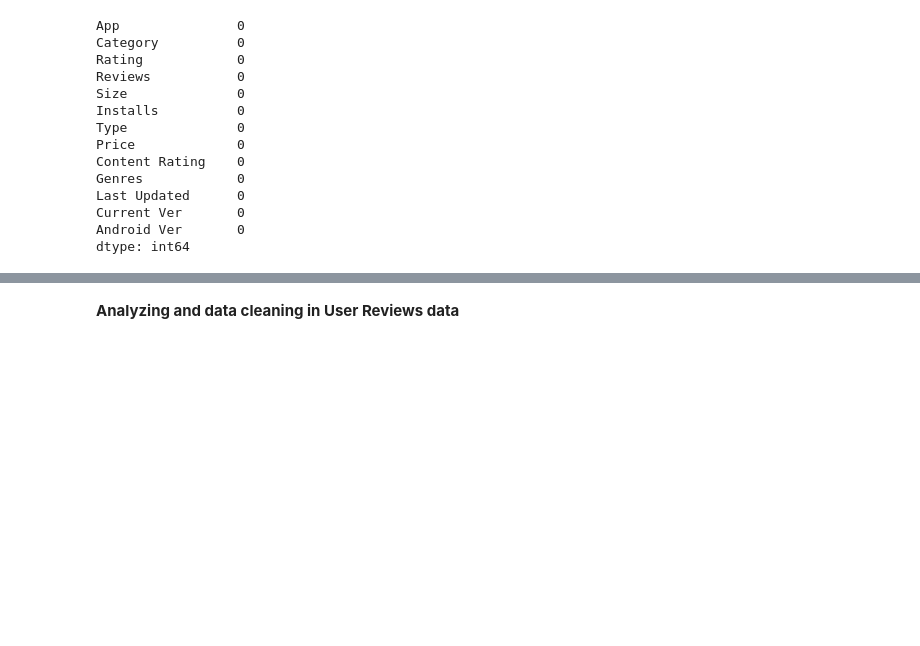
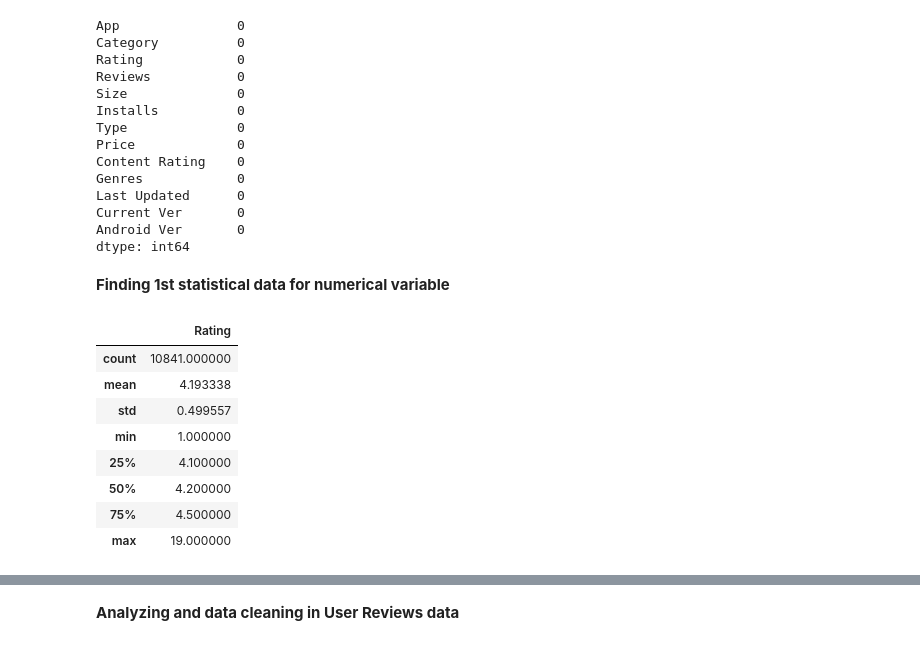
Before and after one commit to amolsapkal16/EDA_Play-store-analysis, a Jupyter notebook: Play_Store_App_Review_Analysis_Amol_Sapkal_Capstone_Project.ipynb, the cells around one changed output, grey strips where cells are left out. Saved outputs shown, nothing was run; the diff lists cells and outputs as text; code cells hidden in the pictures; blank space fills up the shorter version.

```diff
--- a/Play_Store_App_Review_Analysis_Amol_Sapkal_Capstone_Project.ipynb
+++ b/Play_Store_App_Review_Analysis_Amol_Sapkal_Capstone_Project.ipynb
@@ -284,3 +284,17 @@ Last Updated      0
 Current Ver       0
 Android Ver       0
 dtype: int64
+# %% [markdown]
+**Finding 1st statistical data for numerical variable**
+# %%
+Play_store_data1.describe()
+# %% [output]
+|  | Rating |
+| count | 10841.000000 |
+| mean | 4.193338 |
+| std | 0.499557 |
+| min | 1.000000 |
+| 25% | 4.100000 |
+| 50% | 4.200000 |
+| 75% | 4.500000 |
+| max | 19.000000 |
```
Also changed, not shown: parts of 2 cells of this notebook.
